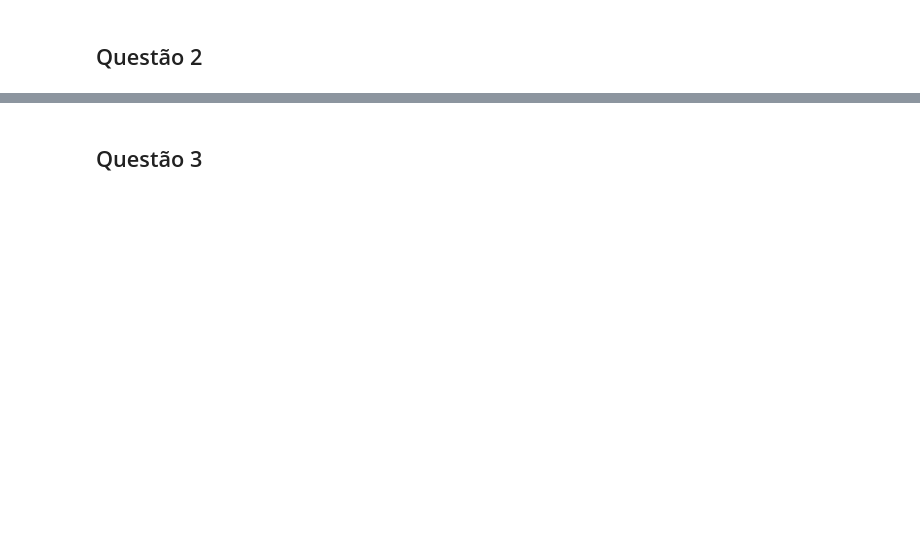
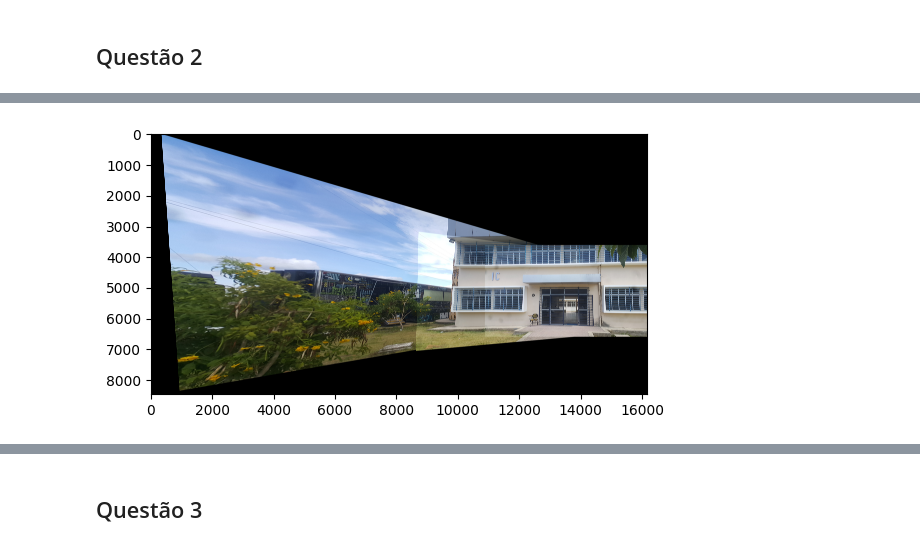
Before and after one commit to ghastcmd/computer-vision, a Jupyter notebook: list-3/lista3.ipynb, the cells around one changed output, grey strips where cells are left out. Cells and saved outputs as stored; diff of their text form; code cells hidden in the pictures; blank space fills up the shorter version.

```diff
--- a/list-3/lista3.ipynb
+++ b/list-3/lista3.ipynb
@@ -269,0 +111,9 @@ show_stitch(res2)
+# %%
+res1 = stitch_two_images(ic2, ic1)
+res2 = stitch_two_images(res1, ic3)
+
+res3 = stitch_two_images(ic3, ic1)
+res4 = stitch_two_images(res3, ic2)
+
+res5 = stitch_two_images(ic1, ic3)
+res6 = stitch_two_images(res5, ic2)
@@ -269,0 +124,4 @@ show_stitch(res2)
+# %%
+show_stitch(res4)
+# %% [output]
+[figure, added]
```
Also changed, not shown: parts of 19 cells of this notebook.
